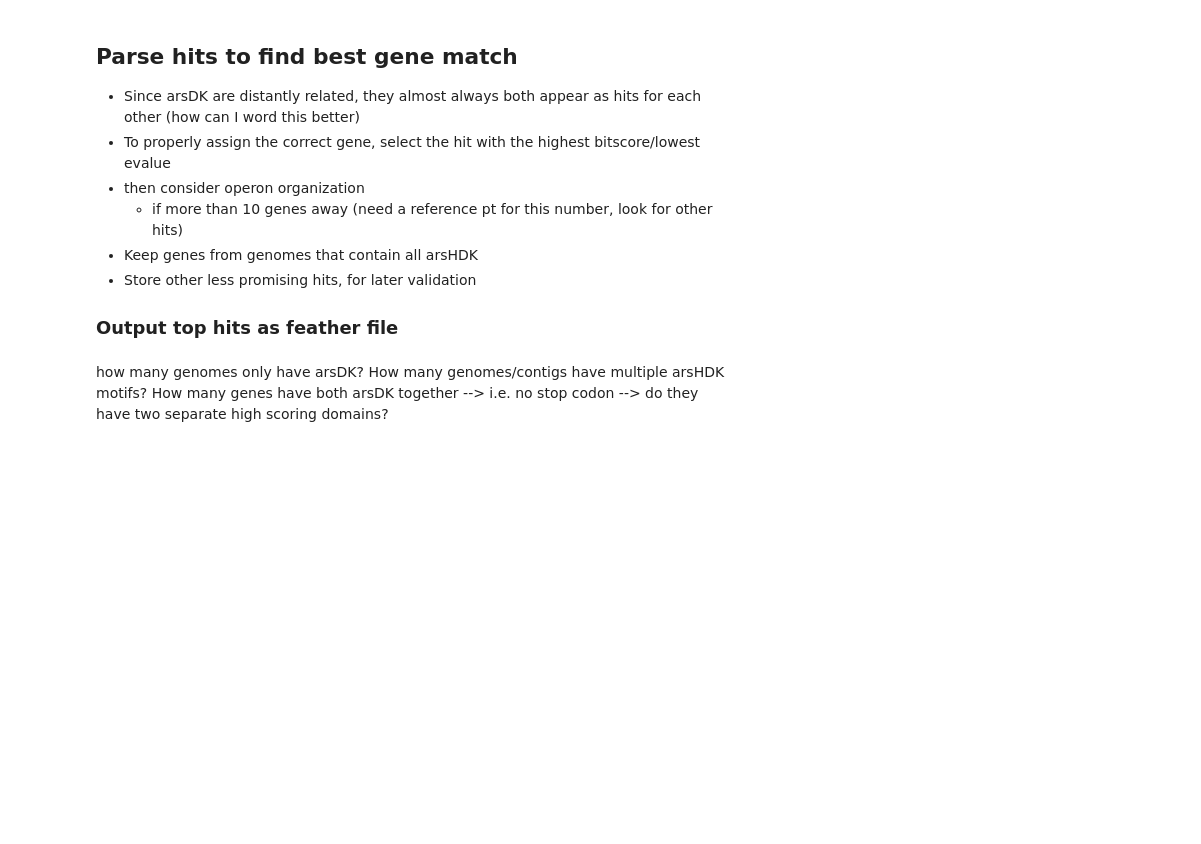
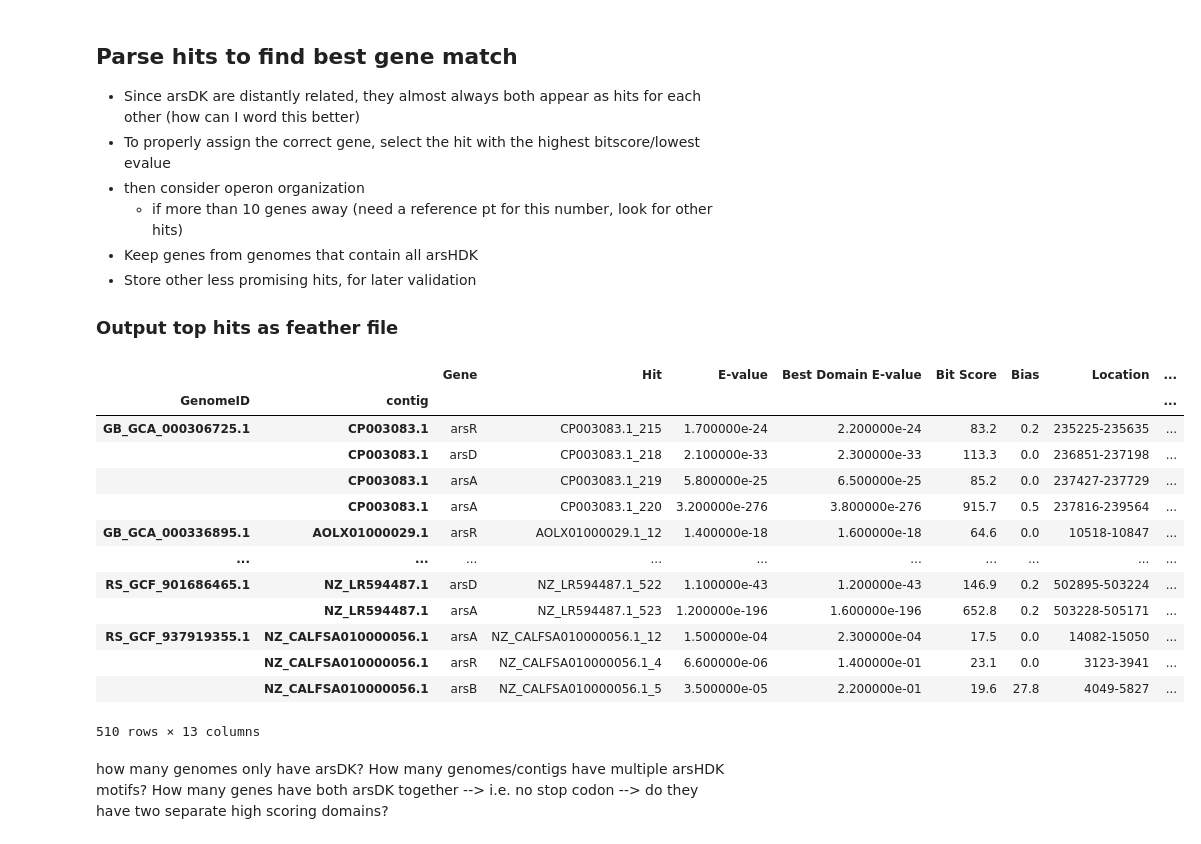
Before and after one commit to zshivji/Ars, a Jupyter notebook: parse_hmmer.ipynb, the cells around one changed output. Drawn from its saved outputs; the diff is of its cells as text; code cells hidden in the pictures; blank space fills up the shorter version.

```diff
--- a/parse_hmmer.ipynb
+++ b/parse_hmmer.ipynb
@@ -146,7 +147,7 @@ from itertools import combinations
 from cluster_pos import cluster_pos
 
 # get parsed hmm results
-hits = pd.read_feather('../results/archaea/hits.feather')
+hits = pd.read_feather('../../results/archaea/hits.feather')
 
 # save "contig" as col
 hits['contig'] = hits['Hit'].str.split('_').str[:-1].str.join('_')
@@ -192,8 +193,25 @@ for genome in filtered_ars2.index.get_level_values(0).unique(): # iterate throug
 
 # filter for genomes to keep
 genomes_to_keep.set_index(['GenomeID', 'contig'], inplace = True)
-genomes_to_keep.to_feather(f'../results/archaea/hits.feather')
-genomes_to_keep.to_csv(f'../results/archaea/hits.csv')
+genomes_to_keep.to_feather(f'../../results/archaea/tophits.feather')
+genomes_to_keep.to_csv(f'../../results/archaea/tophits.csv')
+# %%
+genomes_to_keep
+# %% [output]
+|  |  | Gene | Hit | E-value | Best Domain E-value | Bit Score | Bias | Location | ... |
+| GenomeID | contig |  |  |  |  |  |  |  | ... |
+| GB_GCA_000306725.1 | CP003083.1 | arsR | CP003083.1_215 | 1.700000e-24 | 2.200000e-24 | 83.2 | 0.2 | 235225-235635 | ... |
+|  | CP003083.1 | arsD | CP003083.1_218 | 2.100000e-33 | 2.300000e-33 | 113.3 | 0.0 | 236851-237198 | ... |
+|  | CP003083.1 | arsA | CP003083.1_219 | 5.800000e-25 | 6.500000e-25 | 85.2 | 0.0 | 237427-237729 | ... |
+|  | CP003083.1 | arsA | CP003083.1_220 | 3.200000e-276 | 3.800000e-276 | 915.7 | 0.5 | 237816-239564 | ... |
+| GB_GCA_000336895.1 | AOLX01000029.1 | arsR | AOLX01000029.1_12 | 1.400000e-18 | 1.600000e-18 | 64.6 | 0.0 | 10518-10847 | ... |
+| ... | ... | ... | ... | ... | ... | ... | ... | ... | ... |
+| RS_GCF_901686465.1 | NZ_LR594487.1 | arsD | NZ_LR594487.1_522 | 1.100000e-43 | 1.200000e-43 | 146.9 | 0.2 | 502895-503224 | ... |
+|  | NZ_LR594487.1 | arsA | NZ_LR594487.1_523 | 1.200000e-196 | 1.600000e-196 | 652.8 | 0.2 | 503228-505171 | ... |
+| RS_GCF_937919355.1 | NZ_CALFSA010000056.1 | arsA | NZ_CALFSA010000056.1_12 | 1.500000e-04 | 2.300000e-04 | 17.5 | 0.0 | 14082-15050 | ... |
+|  | NZ_CALFSA010000056.1 | arsR | NZ_CALFSA010000056.1_4 | 6.600000e-06 | 1.400000e-01 | 23.1 | 0.0 | 3123-3941 | ... |
+|  | NZ_CALFSA010000056.1 | arsB | NZ_CALFSA010000056.1_5 | 3.500000e-05 | 2.200000e-01 | 19.6 | 27.8 | 4049-5827 | ... |
+510 rows × 13 columns
 # %% [markdown]
 how many genomes only have arsDK?
 How many genomes/contigs have multiple arsHDK motifs?
```
Also changed, not shown: parts of 3 cells of this notebook, 1 other file.
